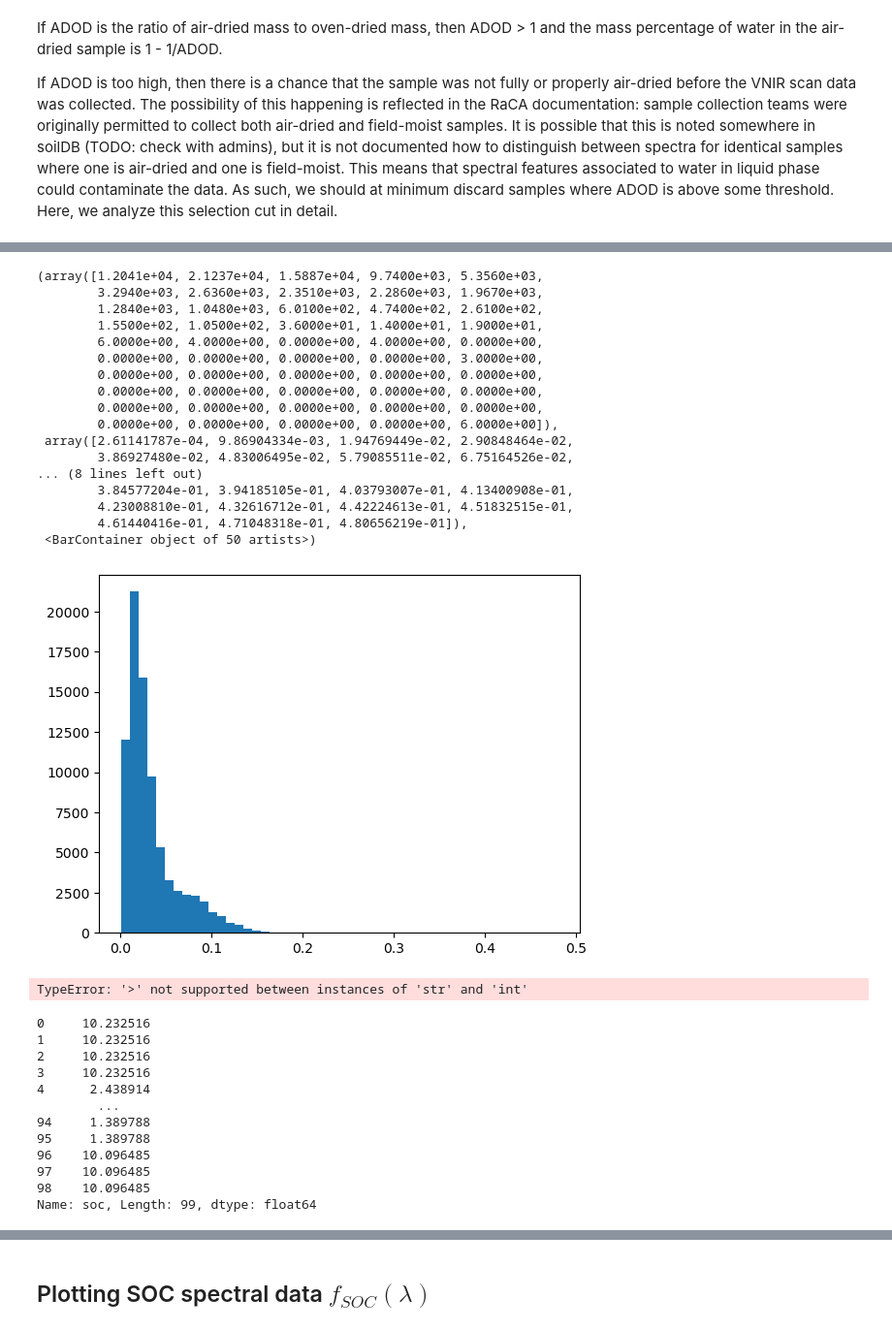
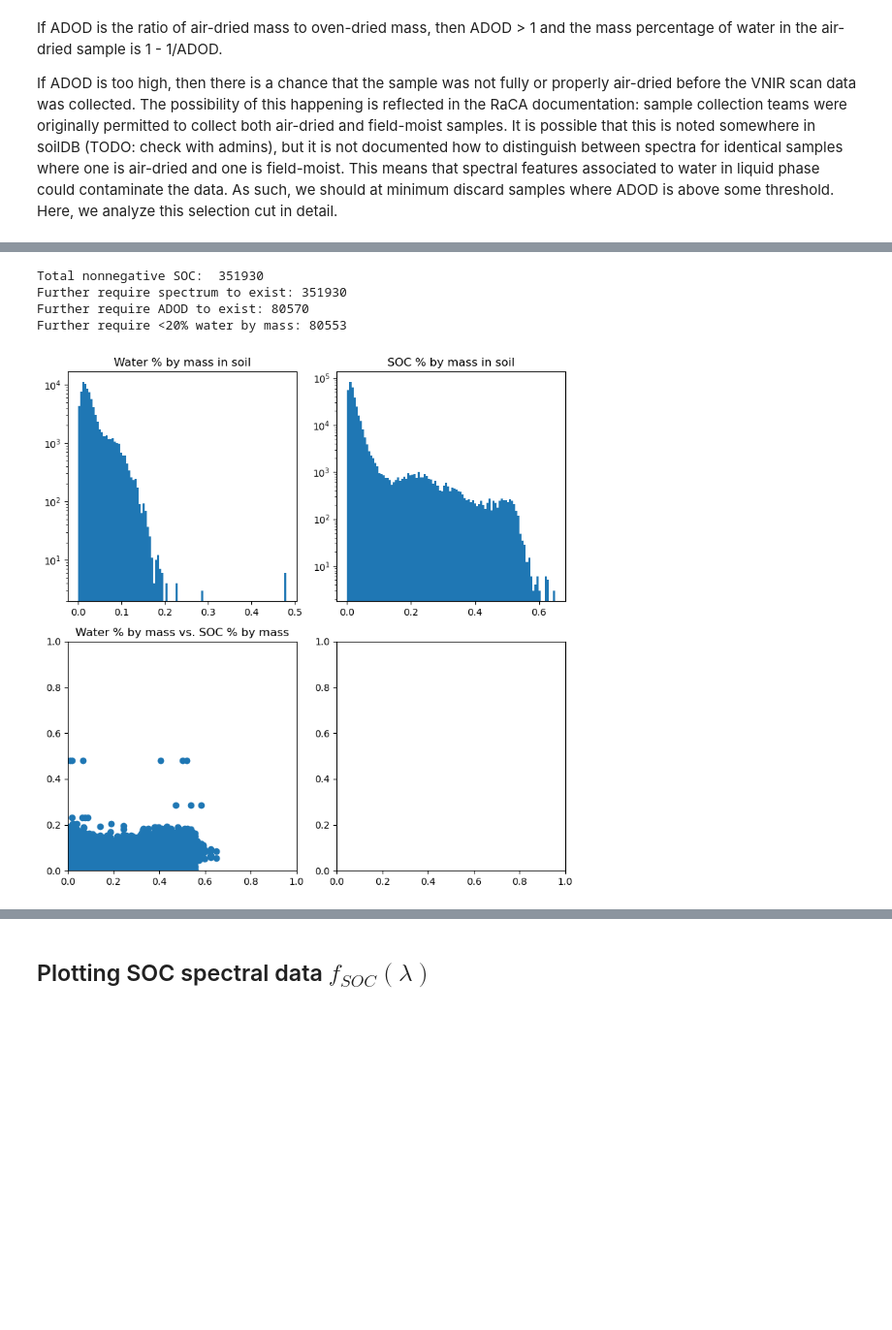
Before and after one commit to sujaynr/RaCA-Analysis, a Jupyter notebook: dataAnalysis.ipynb, the cells around one changed output, grey strips where cells are left out. Shown at 97% size. Cells and saved outputs as stored; diff of their text form; code cells hidden in the pictures; blank space fills up the shorter version.

Commit message:
Add field info to dataAnalysis and further study of selection cuts.

```diff
--- a/dataAnalysis.ipynb
+++ b/dataAnalysis.ipynb
@@ -113,40 +170,38 @@ plt.hist(joined['adod'])
-# %%
-plt.hist(1 - 1/full['adod'],bins=50)
-# %% [output]
-(array([1.2041e+04, 2.1237e+04, 1.5887e+04, 9.7400e+03, 5.3560e+03,
-        3.2940e+03, 2.6360e+03, 2.3510e+03, 2.2860e+03, 1.9670e+03,
-        1.2840e+03, 1.0480e+03, 6.0100e+02, 4.7400e+02, 2.6100e+02,
-        1.5500e+02, 1.0500e+02, 3.6000e+01, 1.4000e+01, 1.9000e+01,
-        6.0000e+00, 4.0000e+00, 0.0000e+00, 4.0000e+00, 0.0000e+00,
-        0.0000e+00, 0.0000e+00, 0.0000e+00, 0.0000e+00, 3.0000e+00,
-        0.0000e+00, 0.0000e+00, 0.0000e+00, 0.0000e+00, 0.0000e+00,
-        0.0000e+00, 0.0000e+00, 0.0000e+00, 0.0000e+00, 0.0000e+00,
-        0.0000e+00, 0.0000e+00, 0.0000e+00, 0.0000e+00, 0.0000e+00,
-        0.0000e+00, 0.0000e+00, 0.0000e+00, 0.0000e+00, 6.0000e+00]),
- array([2.61141787e-04, 9.86904334e-03, 1.94769449e-02, 2.90848464e-02,
-        3.86927480e-02, 4.83006495e-02, 5.79085511e-02, 6.75164526e-02,
-... (8 lines left out)
-        3.84577204e-01, 3.94185105e-01, 4.03793007e-01, 4.13400908e-01,
-        4.23008810e-01, 4.32616712e-01, 4.42224613e-01, 4.51832515e-01,
-        4.61440416e-01, 4.71048318e-01, 4.80656219e-01]),
- <BarContainer object of 50 artists>)
-[figure, removed]
-# %%
-(joined['soc_measured'] > 0).astype(int).sum()
-# %% [output]
-TypeError: '>' not supported between instances of 'str' and 'int'
-# %%
-joined['soc']
-# %% [output]
-0     10.232516
-1     10.232516
-2     10.232516
-3     10.232516
-4      2.438914
-        ...
-94     1.389788
-95     1.389788
-96    10.096485
-97    10.096485
-98    10.096485
-Name: soc, Length: 99, dtype: float64
+# %%
+print("Total nonnegative SOC: ",((full['soc'] > 0).astype(int)).sum())
+print("Further require spectrum to exist:",((full['soc'] > 0).astype(int) * (full['500'] > 0).astype(int)).sum())
+print("Further require ADOD to exist:",((full['soc'] > 0).astype(int) * (full['500'] > 0).astype(int) * (full['adod'] > 0).astype(int)).sum())
+print("Further require <20% water by mass:",((full['soc'] > 0).astype(int) * (full['500'] > 0).astype(int) * (full['adod'] > 0).astype(int) * ((1-1/full['adod']) < 0.2).astype(int)).sum())
+
+
+fig, axs = plt.subplots(2, 2, figsize=(8, 8))
+
+# Plot the first subplot
+axs[0, 0].hist(1 - 1/full['adod'], bins=100)
+axs[0, 0].set_title("Water % by mass in soil")
+axs[0, 0].set_yscale('log')
+
+# Plot the second subplot
+axs[0, 1].hist(full['soc']/100, bins=100)
+axs[0, 1].set_title("SOC % by mass in soil")
+axs[0, 1].set_yscale('log')
+
+# Plot the third subplot
+axs[1, 0].scatter(full['soc']/100,(1-1/full['adod']))
+axs[1, 0].set_title("Water % by mass vs. SOC % by mass")
+axs[1, 0].set_xlim([0,1.])
+axs[1, 0].set_ylim([0,1.])
+
+# Plot the fourth subplot
+# axs[1, 1].hist(1 - 1/full['adod'], bins=100)
+# axs[1, 1].set_title("Water % by mass in soil")
+# axs[1, 1].set_yscale('log')
+
+# Adjust the spacing between subplots
+plt.tight_layout()
+# %% [output]
+Total nonnegative SOC:  351930
+Further require spectrum to exist: 351930
+Further require ADOD to exist: 80570
+Further require <20% water by mass: 80553
+[figure, added]
```
Also changed, not shown: parts of 5 cells of this notebook.
